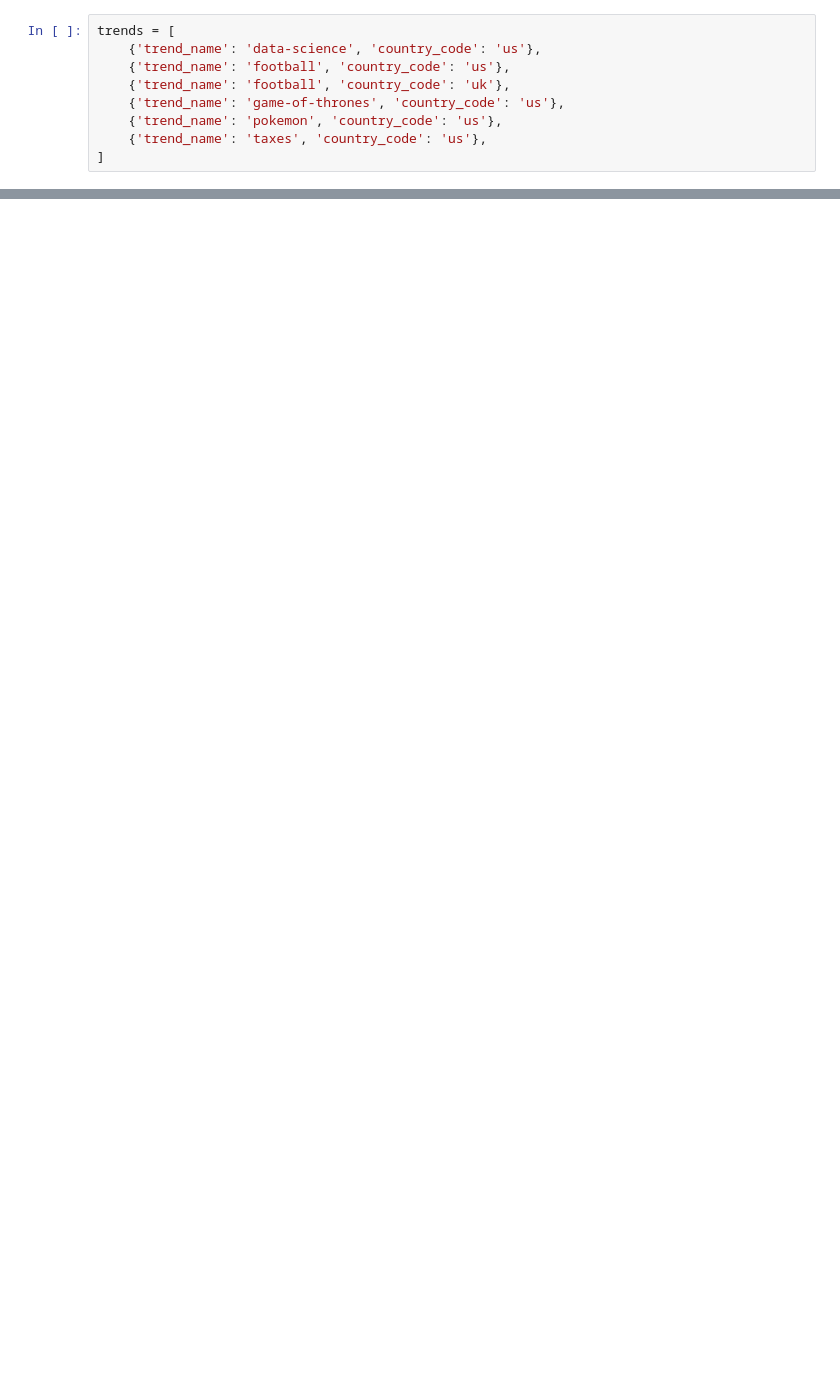
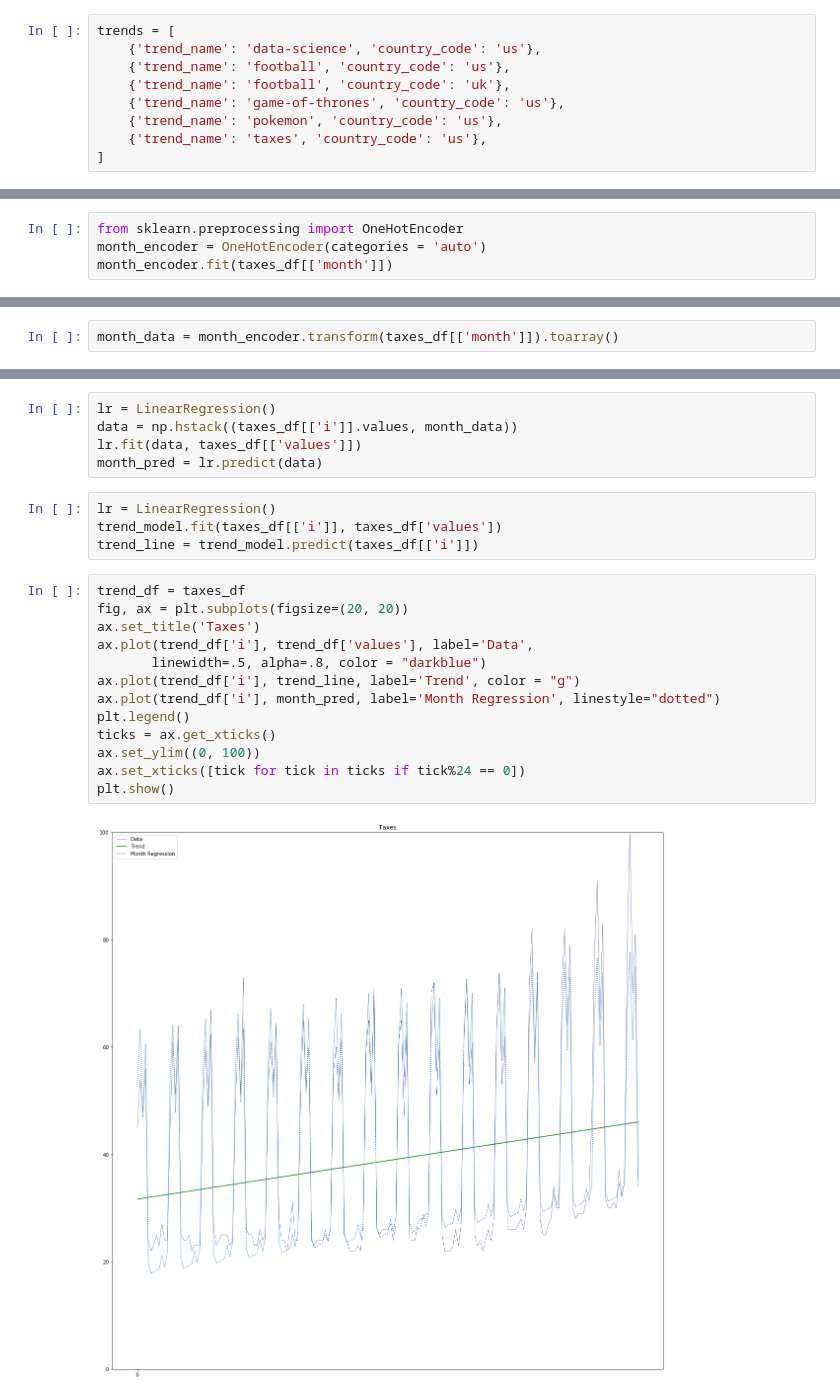
Before and after one commit to tsgreenwood-flatiron-data-science/time-series-examples, a Jupyter notebook: time-series-examples.ipynb, the cells around one changed output, grey strips where cells are left out. Drawn from its saved outputs; the diff is of its cells as text; blank space fills up the shorter version.

```diff
--- a/time-series-examples.ipynb
+++ b/time-series-examples.ipynb
@@ -27,0 +64,4 @@ np.random.shuffle(trend_dfs)
+# %%
+from sklearn.preprocessing import OneHotEncoder
+month_encoder = OneHotEncoder(categories = 'auto')
+month_encoder.fit(taxes_df[['month']])
@@ -27,0 +72,2 @@ np.random.shuffle(trend_dfs)
+# %%
+month_data = month_encoder.transform(taxes_df[['month']]).toarray()
@@ -27,0 +79,24 @@ np.random.shuffle(trend_dfs)
+# %%
+lr = LinearRegression()
+data = np.hstack((taxes_df[['i']].values, month_data))
+lr.fit(data, taxes_df[['values']])
+month_pred = lr.predict(data)
+# %%
+lr = LinearRegression()
+trend_model.fit(taxes_df[['i']], taxes_df['values'])
+trend_line = trend_model.predict(taxes_df[['i']])
+# %%
+trend_df = taxes_df
+fig, ax = plt.subplots(figsize=(20, 20))
+ax.set_title('Taxes')
+ax.plot(trend_df['i'], trend_df['values'], label='Data',
+       linewidth=.5, alpha=.8, color = "darkblue")
+ax.plot(trend_df['i'], trend_line, label='Trend', color = "g")
+ax.plot(trend_df['i'], month_pred, label='Month Regression', linestyle="dotted")
+plt.legend()
+ticks = ax.get_xticks()
+ax.set_ylim((0, 100))
+ax.set_xticks([tick for tick in ticks if tick%24 == 0])
+plt.show()
+# %% [output]
+[figure, added]
```
Also changed, not shown: parts of 14 cells of this notebook.
